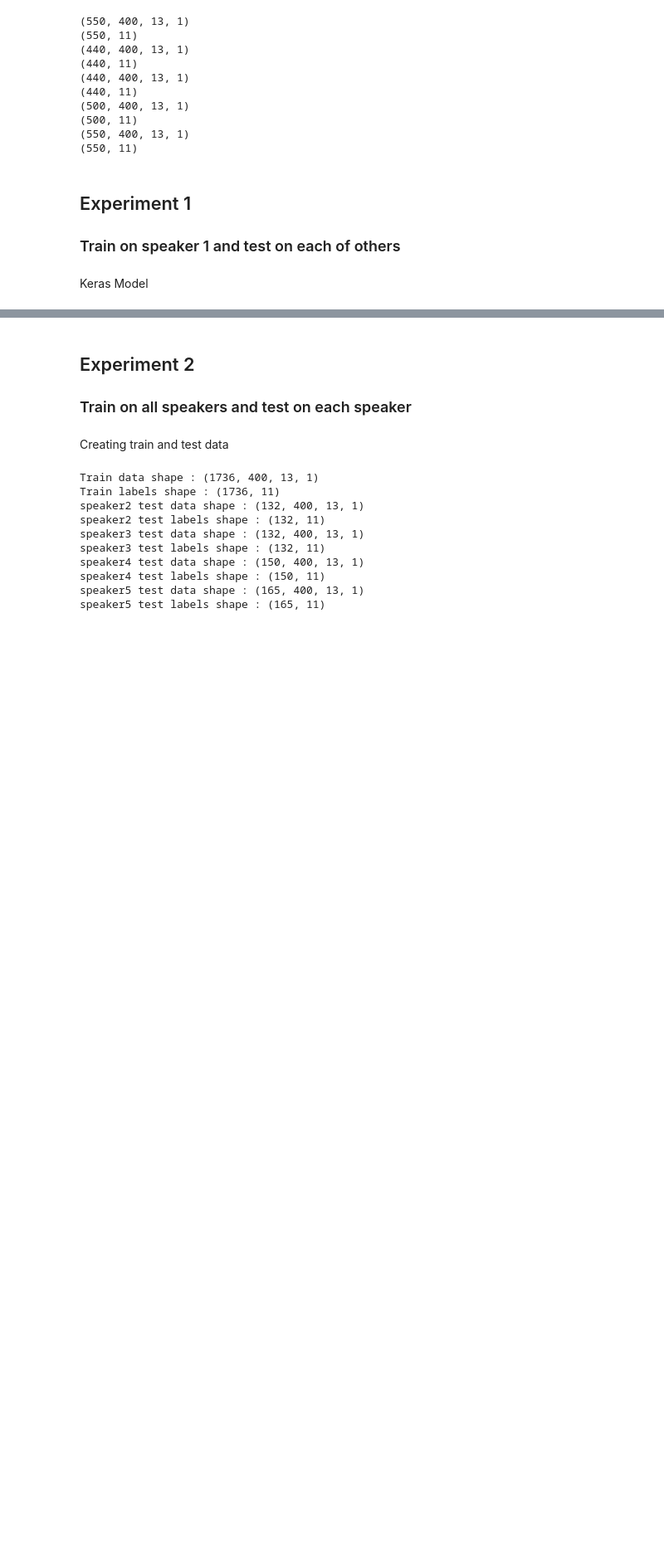
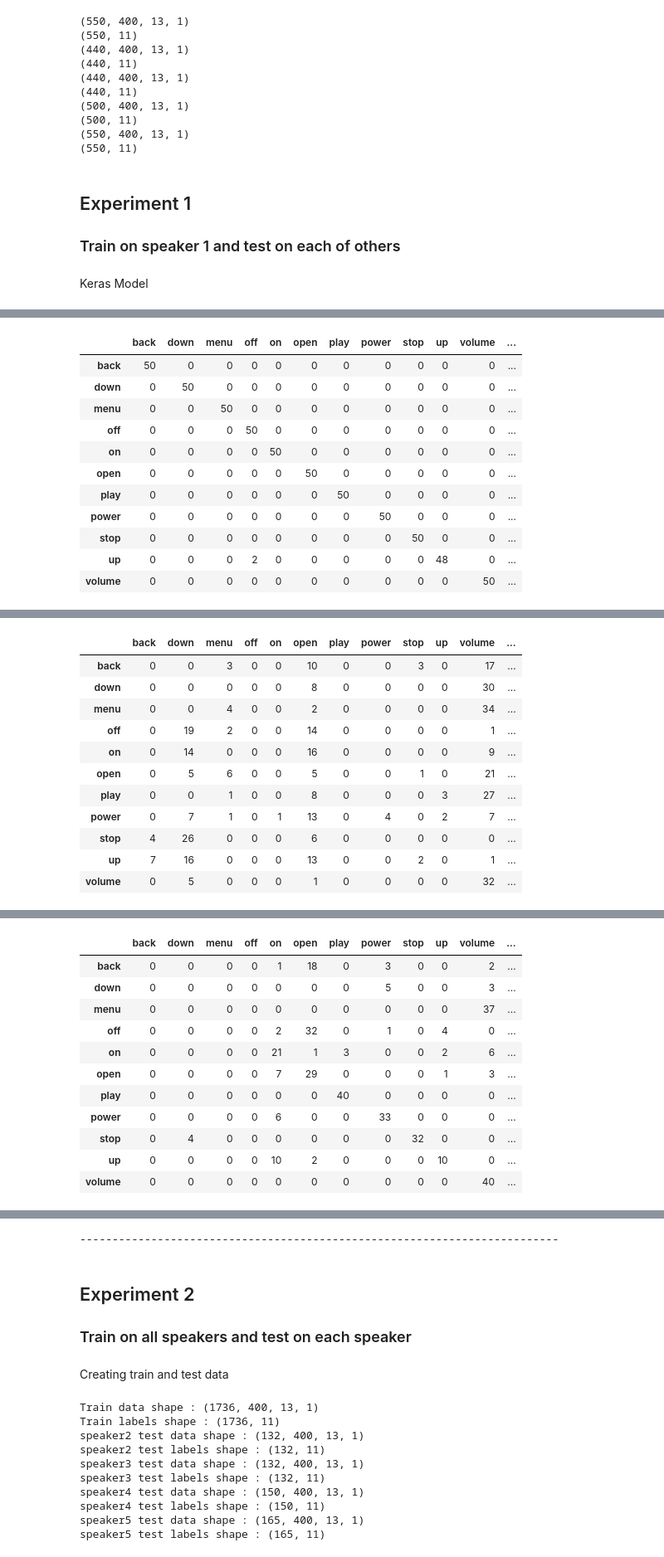
Before and after one commit to polotent/boxy, a Jupyter notebook: boxy.ipynb, the cells around one changed output, grey strips where cells are left out. Shown at 83% size. Cells and saved outputs as stored; diff of their text form; code cells hidden in the pictures; blank space fills up the shorter version.

```diff
--- a/boxy.ipynb
+++ b/boxy.ipynb
@@ -80,4 +80,10 @@ Epoch 00035: early stopping
 for speaker in all_speakers:
     test_loss, test_accuracy = model.evaluate(dataset[speaker]['data'], dataset[speaker]['labels'], verbose=0)
     print(f"{speaker} - test loss: {test_loss:0.3f} - test accuracy: {test_accuracy:0.3f}")
+
+    confusion_matrix = hp.get_confusion_matrix(dataset[speaker]['labels'], model.predict(dataset[speaker]['data']), len(nums), threshold=0.5)
+    df = pd.DataFrame(data=confusion_matrix.numpy(), columns=hp.get_commands_list_with_silence(nums), index=hp.get_commands_list_with_silence(nums))
+    df.drop(df.tail(1).index,inplace=True)
+    display(df)
+    print('-'*74)
 # %% [output]
@@ -88,0 +91,12 @@ speaker5 - test loss: 3.170 - test accuracy: 0.520
+|  | back | down | menu | off | on | open | play | power | stop | up | volume | ... |
+| back | 50 | 0 | 0 | 0 | 0 | 0 | 0 | 0 | 0 | 0 | 0 | ... |
+| down | 0 | 50 | 0 | 0 | 0 | 0 | 0 | 0 | 0 | 0 | 0 | ... |
+| menu | 0 | 0 | 50 | 0 | 0 | 0 | 0 | 0 | 0 | 0 | 0 | ... |
+| off | 0 | 0 | 0 | 50 | 0 | 0 | 0 | 0 | 0 | 0 | 0 | ... |
+| on | 0 | 0 | 0 | 0 | 50 | 0 | 0 | 0 | 0 | 0 | 0 | ... |
+| open | 0 | 0 | 0 | 0 | 0 | 50 | 0 | 0 | 0 | 0 | 0 | ... |
+| play | 0 | 0 | 0 | 0 | 0 | 0 | 50 | 0 | 0 | 0 | 0 | ... |
+| power | 0 | 0 | 0 | 0 | 0 | 0 | 0 | 50 | 0 | 0 | 0 | ... |
+| stop | 0 | 0 | 0 | 0 | 0 | 0 | 0 | 0 | 50 | 0 | 0 | ... |
+| up | 0 | 0 | 0 | 2 | 0 | 0 | 0 | 0 | 0 | 48 | 0 | ... |
+| volume | 0 | 0 | 0 | 0 | 0 | 0 | 0 | 0 | 0 | 0 | 50 | ... |
@@ -88,0 +105,12 @@ speaker5 - test loss: 3.170 - test accuracy: 0.520
+|  | back | down | menu | off | on | open | play | power | stop | up | volume | ... |
+| back | 0 | 0 | 3 | 0 | 0 | 10 | 0 | 0 | 3 | 0 | 17 | ... |
+| down | 0 | 0 | 0 | 0 | 0 | 8 | 0 | 0 | 0 | 0 | 30 | ... |
+| menu | 0 | 0 | 4 | 0 | 0 | 2 | 0 | 0 | 0 | 0 | 34 | ... |
+| off | 0 | 19 | 2 | 0 | 0 | 14 | 0 | 0 | 0 | 0 | 1 | ... |
+| on | 0 | 14 | 0 | 0 | 0 | 16 | 0 | 0 | 0 | 0 | 9 | ... |
+| open | 0 | 5 | 6 | 0 | 0 | 5 | 0 | 0 | 1 | 0 | 21 | ... |
+| play | 0 | 0 | 1 | 0 | 0 | 8 | 0 | 0 | 0 | 3 | 27 | ... |
+| power | 0 | 7 | 1 | 0 | 1 | 13 | 0 | 4 | 0 | 2 | 7 | ... |
+| stop | 4 | 26 | 0 | 0 | 0 | 6 | 0 | 0 | 0 | 0 | 0 | ... |
+| up | 7 | 16 | 0 | 0 | 0 | 13 | 0 | 0 | 2 | 0 | 1 | ... |
+| volume | 0 | 5 | 0 | 0 | 0 | 1 | 0 | 0 | 0 | 0 | 32 | ... |
@@ -88,0 +119,12 @@ speaker5 - test loss: 3.170 - test accuracy: 0.520
+|  | back | down | menu | off | on | open | play | power | stop | up | volume | ... |
+| back | 0 | 0 | 0 | 0 | 1 | 18 | 0 | 3 | 0 | 0 | 2 | ... |
+| down | 0 | 0 | 0 | 0 | 0 | 0 | 0 | 5 | 0 | 0 | 3 | ... |
+| menu | 0 | 0 | 0 | 0 | 0 | 0 | 0 | 0 | 0 | 0 | 37 | ... |
+| off | 0 | 0 | 0 | 0 | 2 | 32 | 0 | 1 | 0 | 4 | 0 | ... |
+| on | 0 | 0 | 0 | 0 | 21 | 1 | 3 | 0 | 0 | 2 | 6 | ... |
+| open | 0 | 0 | 0 | 0 | 7 | 29 | 0 | 0 | 0 | 1 | 3 | ... |
+| play | 0 | 0 | 0 | 0 | 0 | 0 | 40 | 0 | 0 | 0 | 0 | ... |
+| power | 0 | 0 | 0 | 0 | 6 | 0 | 0 | 33 | 0 | 0 | 0 | ... |
+| stop | 0 | 4 | 0 | 0 | 0 | 0 | 0 | 0 | 32 | 0 | 0 | ... |
+| up | 0 | 0 | 0 | 0 | 10 | 2 | 0 | 0 | 0 | 10 | 0 | ... |
+| volume | 0 | 0 | 0 | 0 | 0 | 0 | 0 | 0 | 0 | 0 | 40 | ... |
@@ -89,3 +159,4 @@ speaker5 - test loss: 3.170 - test accuracy: 0.520
+--------------------------------------------------------------------------
 # %% [markdown]
 ## Experiment 2
 ### Train on all speakers and test on each speaker
```
Also changed, not shown: parts of 5 cells of this notebook, 11 other files.
